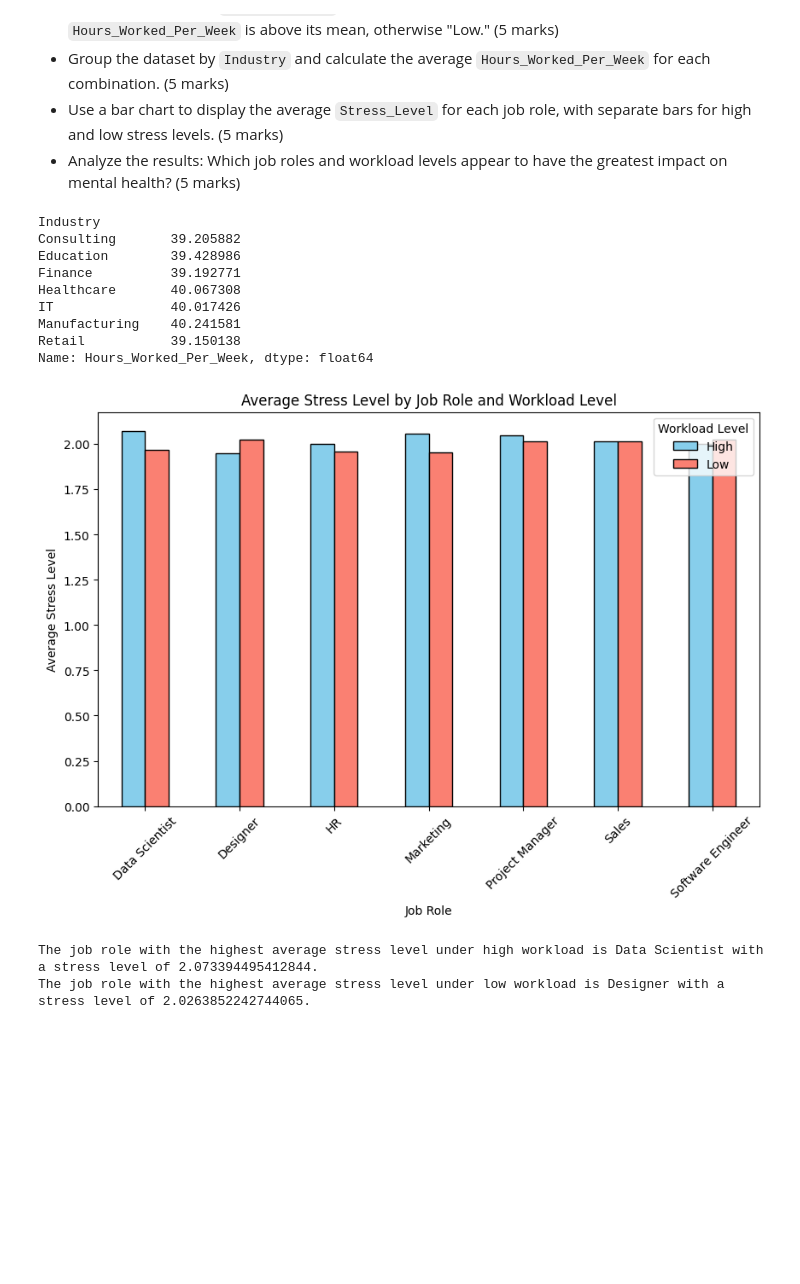
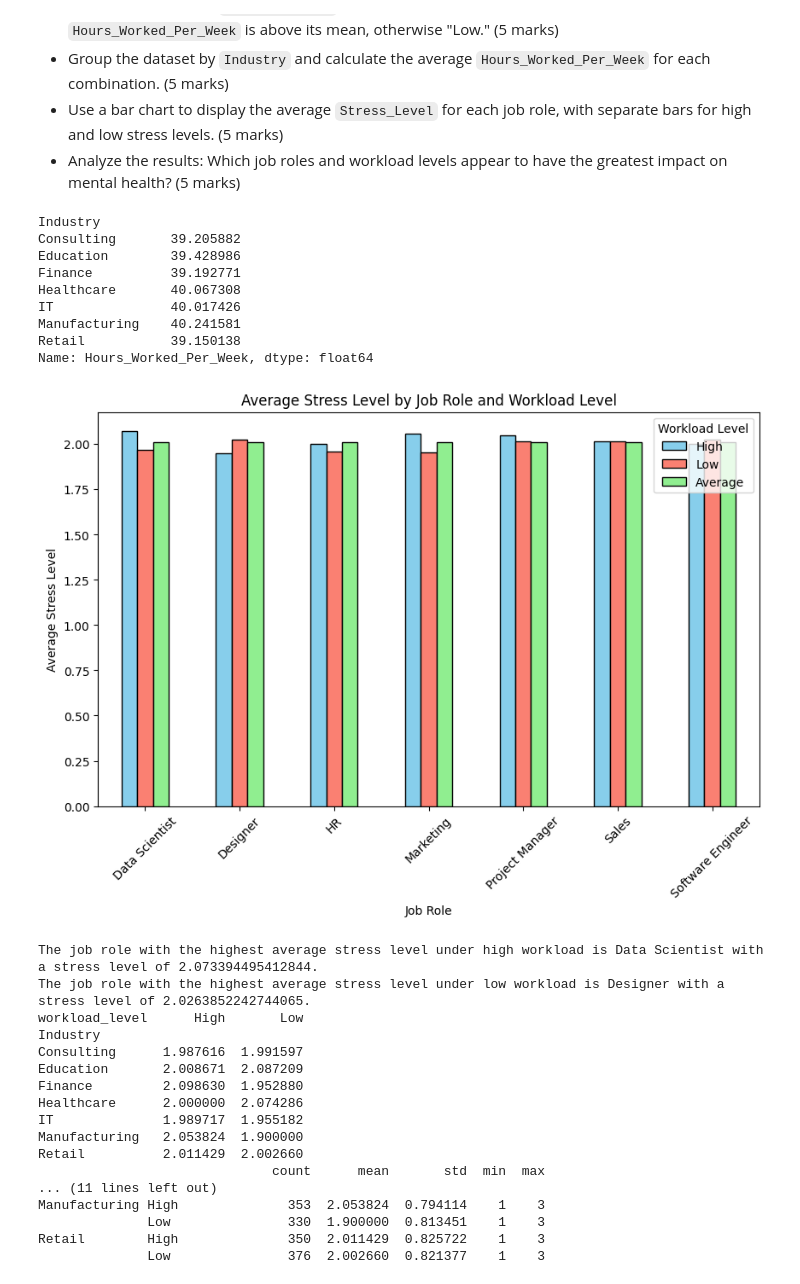
Before and after one commit to Ceecee2023/Data_Analytics_with_Python_Assessment_Siqi_Wang, a Jupyter notebook: Data_Analytics_with_Python_Assessment_Siqi_Wang.ipynb, the cells around one changed output. Drawn from its saved outputs; the diff is of its cells as text; code cells hidden in the pictures; blank space fills up the shorter version.

```diff
--- a/Data_Analytics_with_Python_Assessment_Siqi_Wang.ipynb
+++ b/Data_Analytics_with_Python_Assessment_Siqi_Wang.ipynb
@@ -411,34 +411,60 @@ print(industry_avg_hours)
 
 stress_level_mapping = {'Low': 1, 'Medium': 2, 'High': 3}
 data['Stress_Level_Num'] = data['Stress_Level'].map(stress_level_mapping)
 
 avg_stress_by_role_workload = data.groupby(['Job_Role', 'workload_level'])['Stress_Level_Num'].mean().unstack()
 
-avg_stress_by_role_workload.plot(kind='bar', figsize=(10, 6), color=['skyblue', 'salmon'], edgecolor='black')
+# Calculate the overall average stress level
+overall_avg_stress = data['Stress_Level_Num'].mean()
+avg_stress_by_role_workload['Average'] = overall_avg_stress
+
+avg_stress_by_role_workload.plot(kind='bar', figsize=(10, 6), color=['skyblue', 'salmon', 'lightgreen'], edgecolor='black')
 plt.title('Average Stress Level by Job Role and Workload Level')
 plt.xlabel('Job Role')
 plt.ylabel('Average Stress Level')
 plt.xticks(rotation=45)
 plt.legend(title='Workload Level')
 plt.show()
 
 highest_stress_role_high = avg_stress_by_role_workload['High'].idxmax()
 highest_stress_value_high = avg_stress_by_role_workload['High'].max()
 highest_stress_role_low = avg_stress_by_role_workload['Low'].idxmax()
 highest_stress_value_low = avg_stress_by_role_workload['Low'].max()
 
 print(f"The job role with the highest average stress level under high workload is {highest_stress_role_high} with a stress level of {highest_stress_value_high}.")
 print(f"The job role with the highest average stress level under low workload is {highest_stress_role_low} with a stress level of {highest_stress_value_low}.")
+# Print stress level data by industry
+stress_level_by_industry = data.groupby(['Industry', 'workload_level'])['Stress_Level_Num'].mean().unstack()
+print(stress_level_by_industry)
+
+# Statistics for Stress Levels by Industry and Workload Level
+stress_level_stats_by_industry = data.groupby(['Industry', 'workload_level'])['Stress_Level_Num'].agg(['count', 'mean', 'std', 'min', 'max'])
+print(stress_level_stats_by_industry)
 # %% [output]
 Industry
 Consulting       39.205882
 Education        39.428986
 Finance          39.192771
 Healthcare       40.067308
 IT               40.017426
 Manufacturing    40.241581
 Retail           39.150138
 Name: Hours_Worked_Per_Week, dtype: float64
-[figure, old version]
+[figure, new version]
 The job role with the highest average stress level under high workload is Data Scientist with a stress level of 2.073394495412844.
 The job role with the highest average stress level under low workload is Designer with a stress level of 2.0263852242744065.
+workload_level      High       Low
+Industry
+Consulting      1.987616  1.991597
+Education       2.008671  2.087209
+Finance         2.098630  1.952880
+Healthcare      2.000000  2.074286
+IT              1.989717  1.955182
+Manufacturing   2.053824  1.900000
+Retail          2.011429  2.002660
+                              count      mean       std  min  max
+... (11 lines left out)
+Manufacturing High              353  2.053824  0.794114    1    3
+              Low               330  1.900000  0.813451    1    3
+Retail        High              350  2.011429  0.825722    1    3
+              Low               376  2.002660  0.821377    1    3
```
Also changed, not shown: parts of 2 cells of this notebook, 1 other file.
